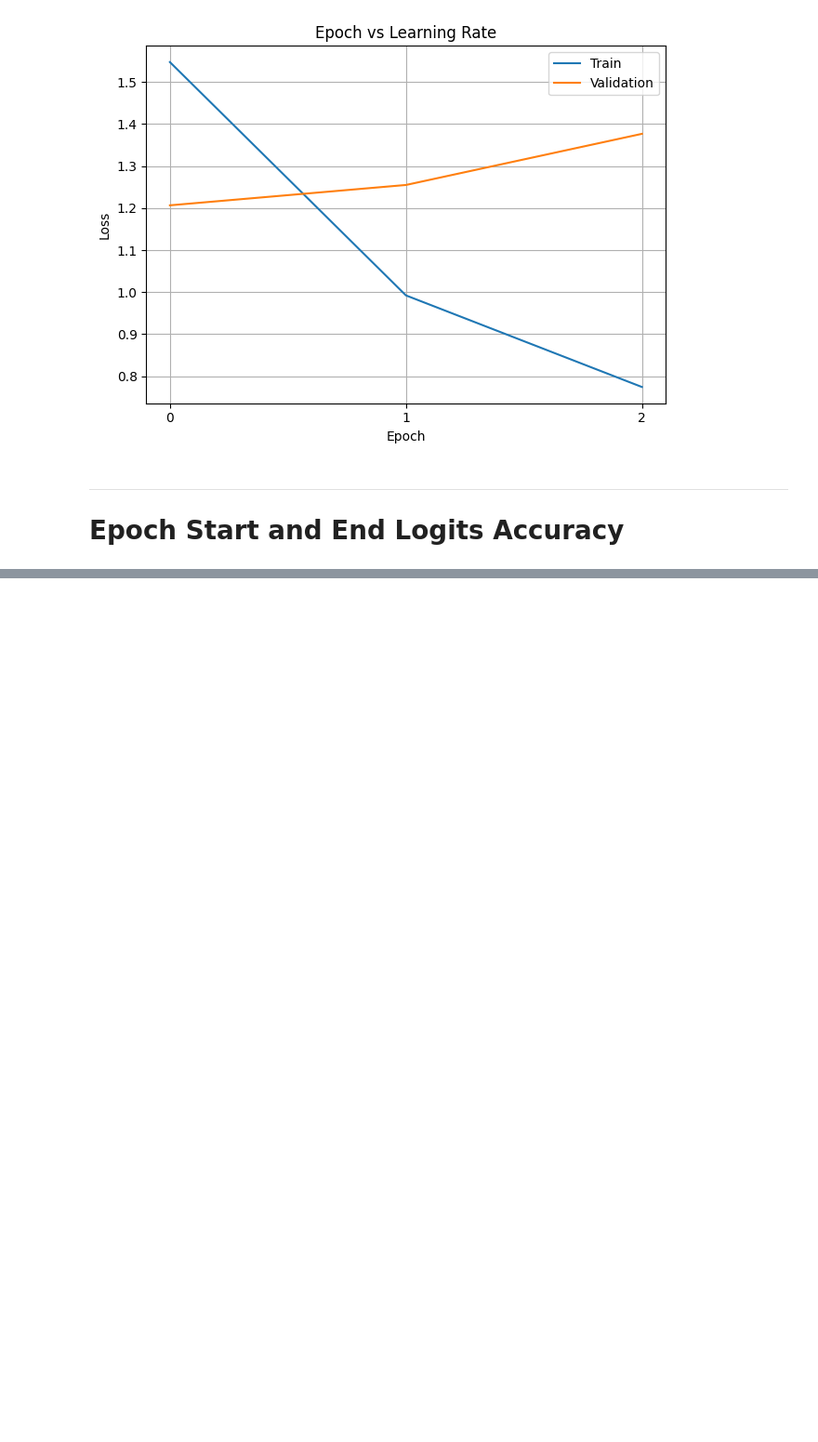
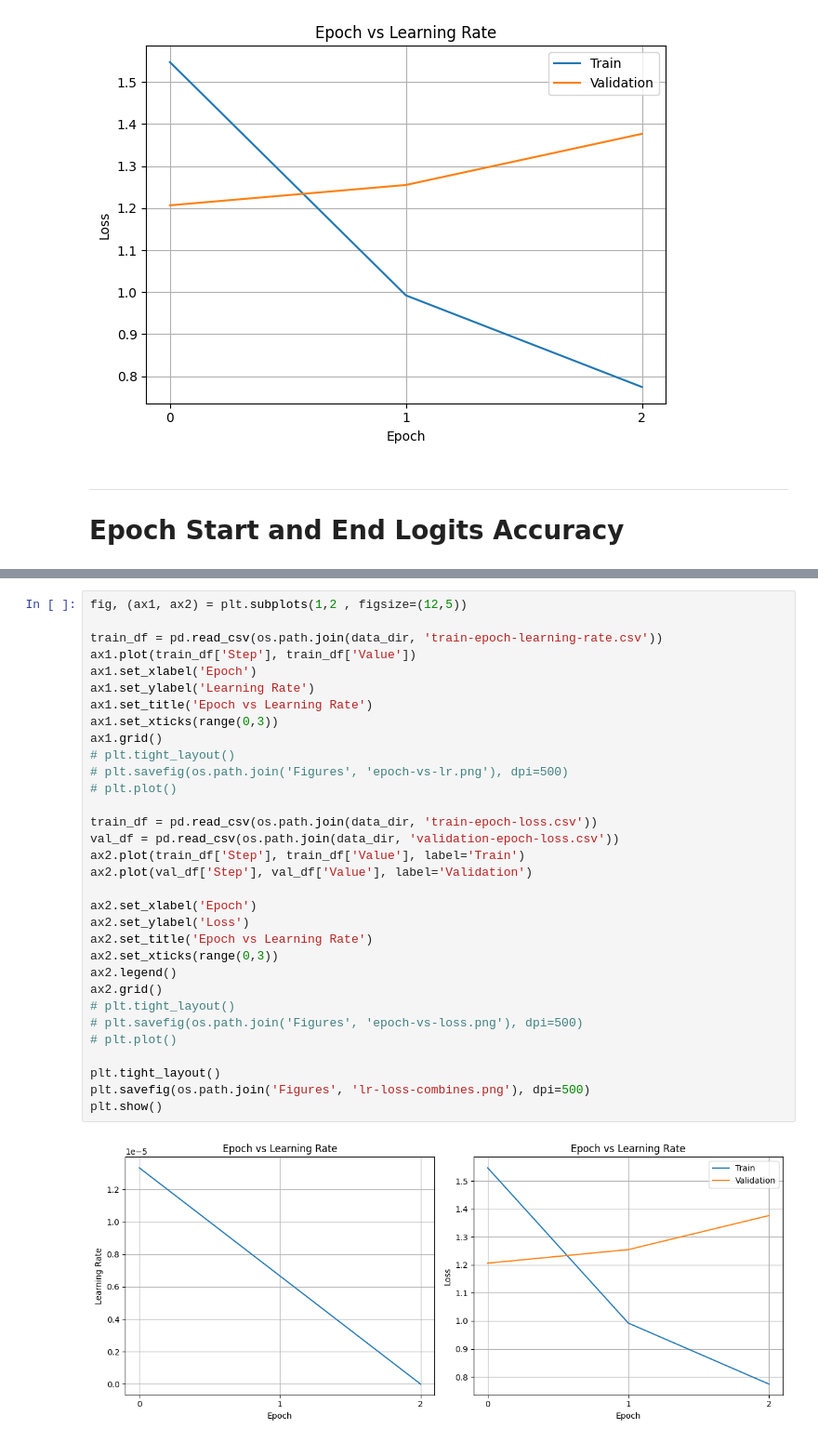
Before and after one commit to hunterprice04/cosc524-projects, a Jupyter notebook: project2/plots.ipynb, the cells around one changed output, grey strips where cells are left out. Shown at 93% size. Drawn from its saved outputs; the diff is of its cells as text; blank space fills up the shorter version.

```diff
--- a/project2/plots.ipynb
+++ b/project2/plots.ipynb
@@ -82,0 +87,34 @@ plt.show()
+# %%
+fig, (ax1, ax2) = plt.subplots(1,2 , figsize=(12,5))
+
+train_df = pd.read_csv(os.path.join(data_dir, 'train-epoch-learning-rate.csv'))
+ax1.plot(train_df['Step'], train_df['Value'])
+ax1.set_xlabel('Epoch')
+ax1.set_ylabel('Learning Rate')
+ax1.set_title('Epoch vs Learning Rate')
+ax1.set_xticks(range(0,3))
+ax1.grid()
+# plt.tight_layout()
+# plt.savefig(os.path.join('Figures', 'epoch-vs-lr.png'), dpi=500)
+# plt.plot()
+
+train_df = pd.read_csv(os.path.join(data_dir, 'train-epoch-loss.csv'))
+val_df = pd.read_csv(os.path.join(data_dir, 'validation-epoch-loss.csv'))
+ax2.plot(train_df['Step'], train_df['Value'], label='Train')
+ax2.plot(val_df['Step'], val_df['Value'], label='Validation')
+
+ax2.set_xlabel('Epoch')
+ax2.set_ylabel('Loss')
+ax2.set_title('Epoch vs Learning Rate')
+ax2.set_xticks(range(0,3))
+ax2.legend()
+ax2.grid()
+# plt.tight_layout()
+# plt.savefig(os.path.join('Figures', 'epoch-vs-loss.png'), dpi=500)
+# plt.plot()
+
+plt.tight_layout()
+plt.savefig(os.path.join('Figures', 'lr-loss-combines.png'), dpi=500)
+plt.show()
+# %% [output]
+[figure, added]
```
Also changed, not shown: parts of 1 cell of this notebook, 2 other files.
